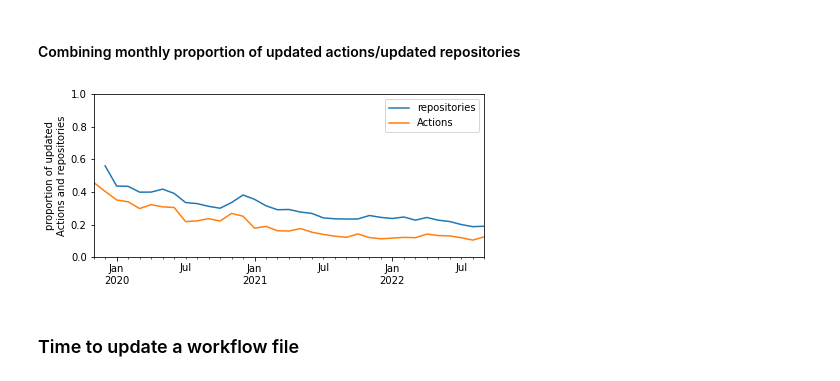
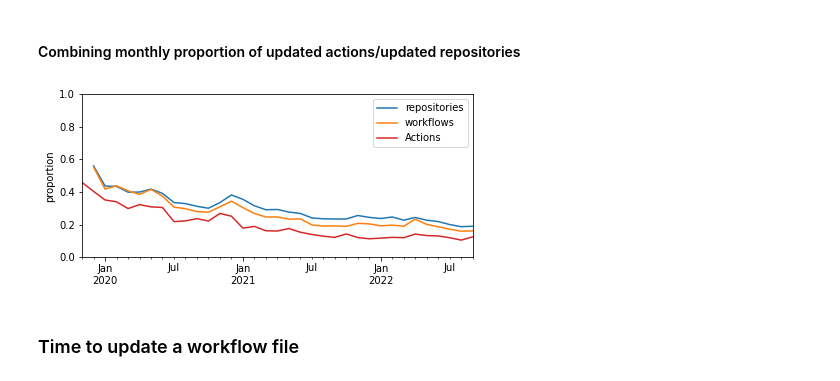
Before and after one commit to AlexandreDecan/secos-ghalag, a Jupyter notebook: notebooks/Release frequency.ipynb, the cells around one changed output. Cells and saved outputs as stored; diff of their text form; code cells hidden in the pictures.

Commit message:
Updated analysis & figures

```diff
--- a/notebooks/Release frequency.ipynb
+++ b/notebooks/Release frequency.ipynb
@@ -288,6 +310,19 @@ fig, ax = matplotlib.pyplot.subplots()
     [['repositories']]
     .iloc[1:]
     .plot(ax=ax, color=PALETTE[0])
+)
+
+(
+    data
+    .groupby(pd.Grouper(key='date', freq='M'))
+    .agg(
+        updated=('updated', 'sum'),
+        workflows=('workflow', 'count'),
+    )
+    .assign(workflows=lambda d: d.updated / d.workflows)
+    [['workflows']]
+    .iloc[1:]
+    .plot(ax=ax, color=PALETTE[1])
 )
 
 # Code taken from a cell above
@@ -296,36 +331,36 @@ fig, ax = matplotlib.pyplot.subplots()
     .sort_values('date', ascending=True)
     .assign(date=lambda d: d.date + pd.offsets.DateOffset(months=1))
     .drop_duplicates(['owner', 'repo'], keep='first')
     .assign(actions=lambda d: range(1, len(d) + 1))
     .groupby(pd.Grouper(key='date', freq='M'))
     .agg({'actions': 'max'})
     .merge(
         df_releases
         .assign(date=lambda d: d.date + pd.offsets.DateOffset(months=1))
         .assign(repository=lambda d: d.owner + '/' + d.repo)
         .groupby(pd.Grouper(key='date', freq='M'))
         .agg(updated=('repository', 'nunique')),
         how='outer',
         left_index=True,
         right_index=True,
     )
     .assign(actions=lambda d: d['updated'] / d['actions'])
     .loc[DATE_RANGE[0]:DATE_RANGE[1]]
     [['actions']]
     .rename(columns={'actions': 'Actions'})
-    .plot(ax=ax, color=PALETTE[1])
+    .plot(ax=ax, color=PALETTE[3])
 )
 
 ax.set(
     xlabel=None,
     xlim=DATE_RANGE,
     ylim=(0, 1),
-    ylabel='proportion of updated\nActions and repositories'
+    ylabel='proportion'
 )
 
 savefig(fig, 'rel_prop_updated_both')
 # %% [output]
-[figure, old version]
+[figure, new version]
 # %% [markdown]
 ### Time to update a workflow file
 # %%
```
Also changed, not shown: parts of 2 cells of this notebook, 4 other files.
